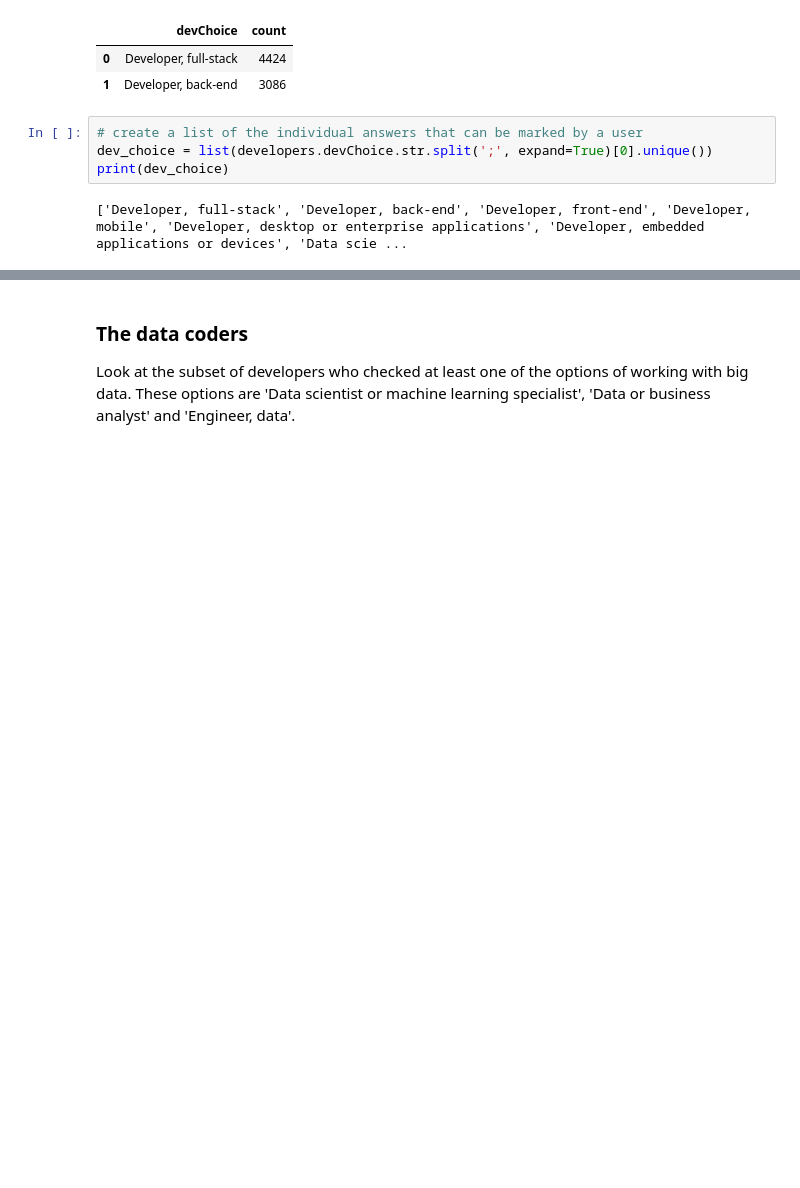
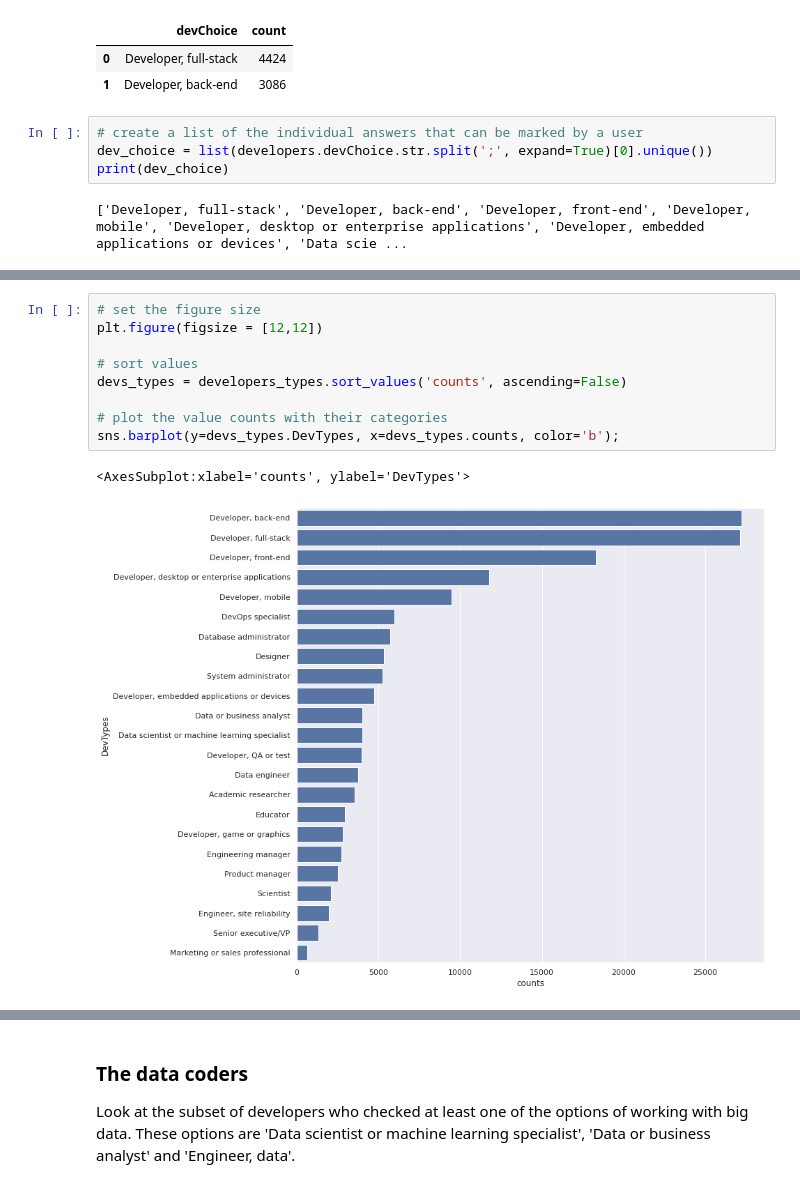
Before and after one commit to SolanaO/Developers_Survey_Analysis, a Jupyter notebook: stackBlogDataAnalysis.ipynb, the cells around one changed output, grey strips where cells are left out. Cells and saved outputs as stored; diff of their text form; blank space fills up the shorter version.

```diff
--- a/stackBlogDataAnalysis.ipynb
+++ b/stackBlogDataAnalysis.ipynb
@@ -435,3 +425,15 @@ developers_types
 | 20 | Educator | 2928 |
 | 21 | Engineer, site reliability | 1940 |
 | 22 | Marketing or sales professional | 642 |
+# %%
+# set the figure size
+plt.figure(figsize = [12,12])
+
+# sort values
+devs_types = developers_types.sort_values('counts', ascending=False)
+
+# plot the value counts with their categories
+sns.barplot(y=devs_types.DevTypes, x=devs_types.counts, color='b');
+# %% [output]
+<AxesSubplot:xlabel='counts', ylabel='DevTypes'>
+[figure, added]
```
Also changed, not shown: parts of 15 cells of this notebook.
